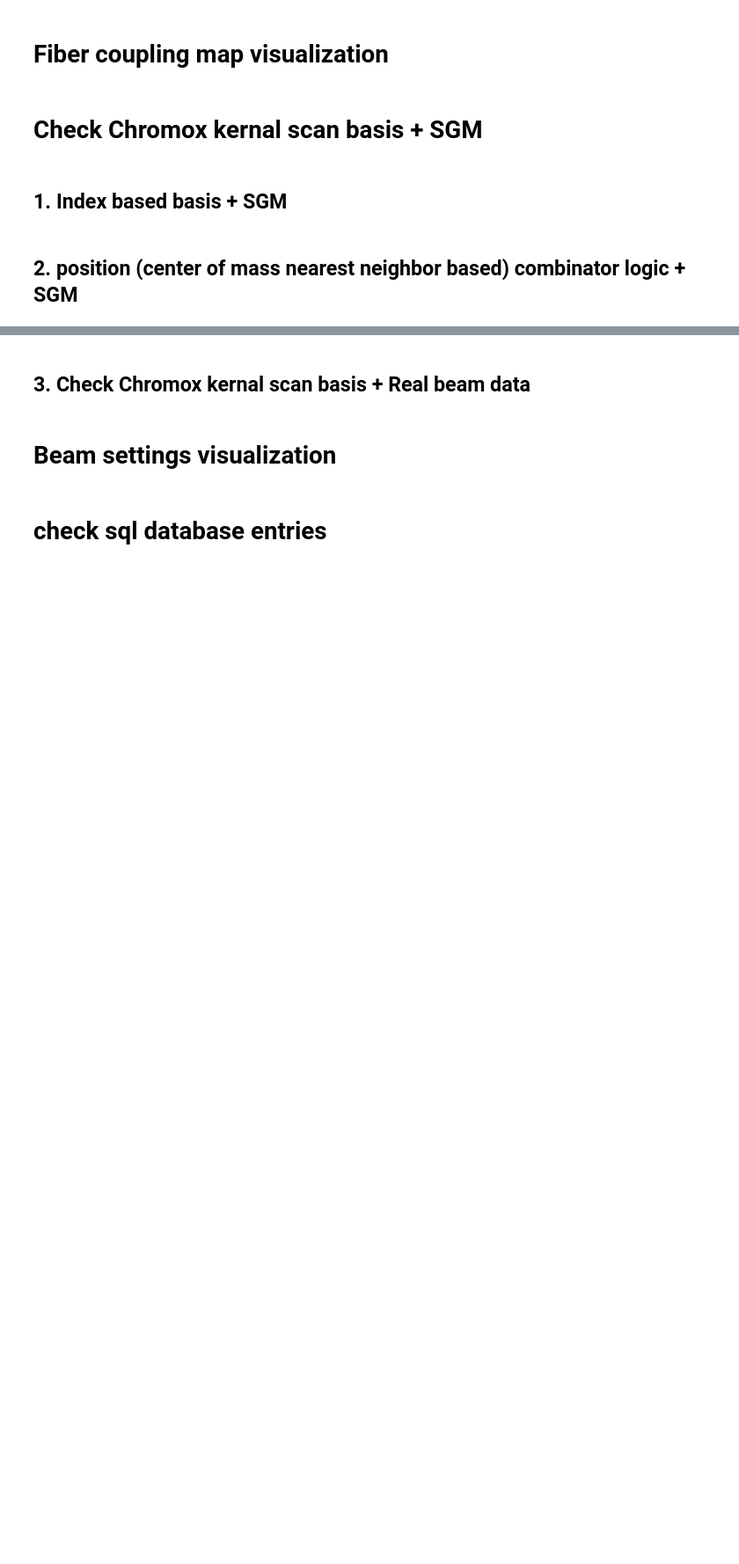
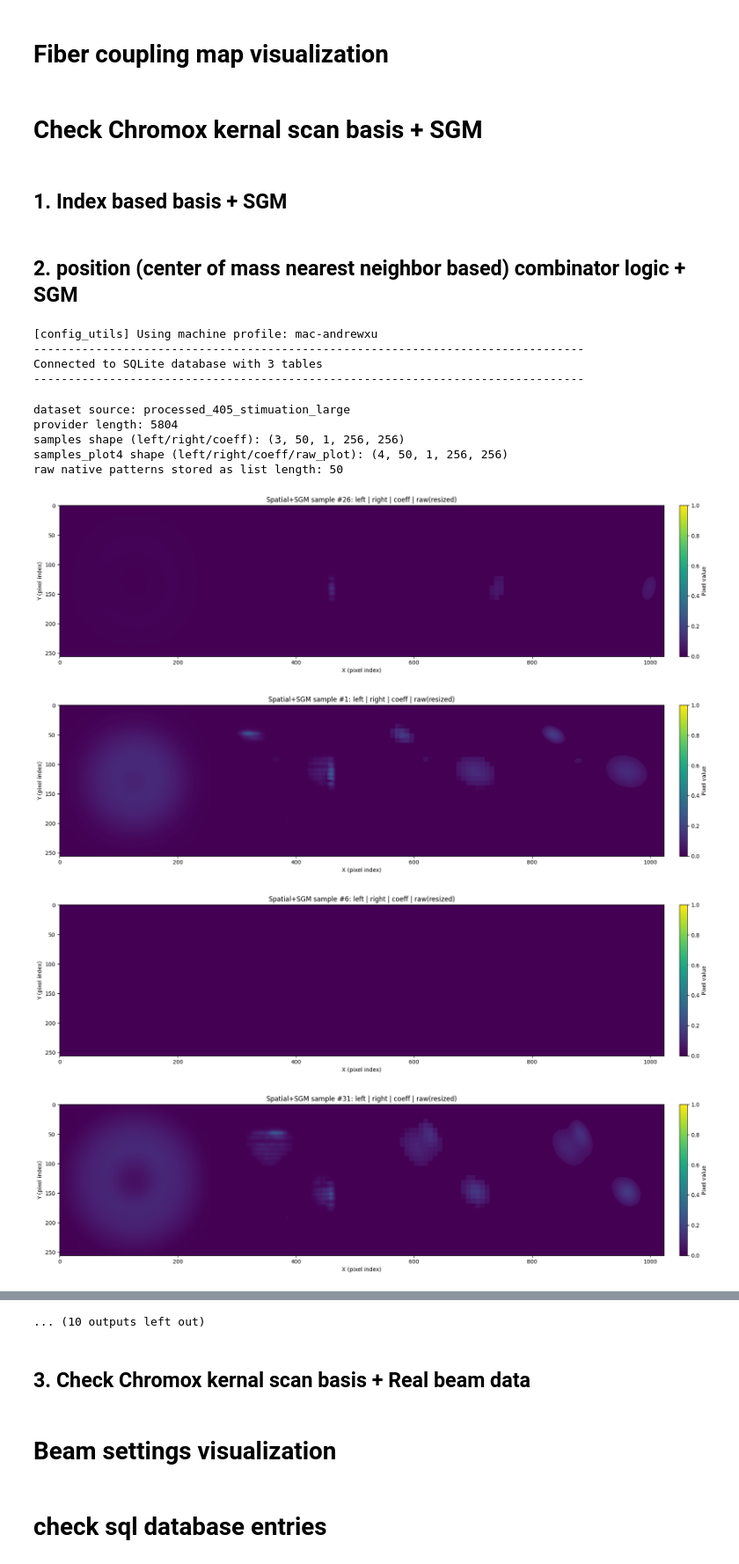
Before and after one commit to Andrew-XQY/fiber-image-reconstruction, a Jupyter notebook: notebooks/visualization.ipynb, the cells around one changed output, grey strips where cells are left out. Shown at 88% size. Cells and saved outputs as stored; diff of their text form; code cells hidden in the pictures; blank space fills up the shorter version.

```diff
--- a/notebooks/visualization.ipynb
+++ b/notebooks/visualization.ipynb
@@ -1817,15 +1906,15 @@ from xflow.extensions.physics.pipeline import (
 from xflow.extensions.physics import pattern_gen
 from config_utils import load_config
 
-experiment_name = "CLEAR_visualization"
+experiment_name = "CLEAR26"
 config = load_config(
     f"{experiment_name}.yaml",
     machine=machine,
 )
 
-# REPLACE THESE
-DATASET_PATH_KEY = "processed_chromox_cropped"  # e.g. processed_dmd
-ORTH_SQL_KEY = "processed_chromox_cropped_line_scan"  # e.g. train or lab_dmd_orth
+TRAIN_DATASET_KEY = config["data"]["dataset_sources"][0]
+TRAIN_SQL_KEY = config["data"]["train_sql_key"]
+PROVIDER_OUTPUT_COLUMN = config["data"].get("provider_output_column", "image_pair")
 SYNTH_TAKE_N = 50
 
 # Jitter controls:
@@ -1835,10 +1924,10 @@ JITTER_ALPHA = 1.0
 if not 0.0 <= JITTER_ALPHA <= 1.0:
     raise ValueError(f"JITTER_ALPHA must be in [0, 1], got {JITTER_ALPHA}")
 
-root_dir = Path(config["paths"][DATASET_PATH_KEY])
+root_dir = Path(config["paths"][TRAIN_DATASET_KEY])
 db_rel = config["dataset_structure"]["db"].lstrip("/\\")
 db_path = str(root_dir / db_rel)
-orth_sql = config["sql"][ORTH_SQL_KEY]
+orth_sql = config["sql"][TRAIN_SQL_KEY]
 
 
 class PatternTap:
@@ -1849,6 +1938,21 @@ class PatternTap:
     def __call__(self, sample):
         self.last = np.asarray(sample).copy()
         return sample
+
+
+def with_parent_dir(transforms_config, parent_dir):
+    transforms_config = deepcopy(transforms_config)
+
+    def apply(items):
+        for t in items:
+            if t.get("name") == "add_parent_dir":
+                t.setdefault("params", {})["parent_dir"] = str(parent_dir)
+            child_transforms = t.get("params", {}).get("transforms")
+            if child_transforms:
+                apply(child_transforms)
+
+    apply(transforms_config)
+    return transforms_config
 
 
 def build_sgm_stream(cfg, tap_before_postprocess=None):
@@ -1913,21 +2017,20 @@ def to_single_channel_01(arr, fallback_hw):
     else:
         return np.zeros((1, fallback_hw[0], fallback_hw[1]), dtype=np.float32)
 
-    if x.max() > 1.0:
-        x = x / 255.0
+    vmax = float(np.max(x)) if x.size else 0.0
+    if vmax > 1.0:
+        x = x / (4095.0 if vmax > 255.0 else 255.0)
     return np.clip(x, 0.0, 1.0).astype(np.float32)
 
 
 orth_provider = SqlProvider(
     sources={"connection": db_path, "sql": orth_sql},
-    output_config={"list": "image_path"},
+    output_config={"list": PROVIDER_OUTPUT_COLUMN},
 )
 
-transform_cfg = [
-    {"name": "add_parent_dir", "params": {"parent_dir": str(root_dir)}},
-    *deepcopy(config["data"]["transforms"]["torch"]),
-]
-full_transforms = build_transforms_from_config(transform_cfg)
+full_transforms = build_transforms_from_config(
+    with_parent_dir(config["data"]["transforms"]["torch"], root_dir)
+)
 
 tap_raw_pattern = PatternTap()
 
@@ -1937,6 +2040,7 @@ combinator = SpatialNearestCombinator(
     eps=1e-8,
     jitter_mode=JITTER_MODE,
     jitter_alpha=JITTER_ALPHA,
+    clip_output=tuple(config["combinator"].get("clip_output", (0.0, 1.0))),
     transforms=build_transforms_from_config(
         config["combinator"]["transforms"]["torch"]
     ),
@@ -2005,6 +2109,8 @@ samples_plot4 = np.concatenate(
     [samples_pair, samples_pattern_coeff, samples_pattern_raw_plot], axis=0
 )  # (4, N, 1, H, W)
 
+print("dataset source:", TRAIN_DATASET_KEY)
+print("provider length:", len(orth_provider))
 print("samples shape (left/right/coeff):", samples.shape)
 print("samples_plot4 shape (left/right/coeff/raw_plot):", samples_plot4.shape)
 print("raw native patterns stored as list length:", len(pattern_raw_native_list))
@@ -2030,30 +2136,44 @@ for i in idxs:
         vmin=0,
         vmax=1,
     )
 
 # -------------------------------------------------
 # Save flow (decoupled): individual clean sub-images
 # -------------------------------------------------
 def _save_clean(arr2d, path, cmap="viridis"):
     from mpl_toolkits.axes_grid1 import make_axes_locatable
     fig, ax = plt.subplots(figsize=(4, 4))
     im = ax.imshow(arr2d, cmap=cmap, vmin=0, vmax=1)
     ax.set_xticks([])
     ax.set_yticks([])
     divider = make_axes_locatable(ax)
     cax = divider.append_axes("right", size="5%", pad=0.05)
     fig.colorbar(im, cax=cax)
     fig.savefig(path.with_suffix(".pdf"), bbox_inches="tight", transparent=True)
     plt.close(fig)
 
 save_dir = Path(dirs["temp_save_to"])
 save_dir.mkdir(parents=True, exist_ok=True)
 
 for i in idxs:
     a = samples_plot4[0, i, 0]
     b = samples_plot4[1, i, 0]
     c = samples_plot4[2, i, 0]
     d = samples_plot4[3, i, 0]
     ts = datetime.now().strftime("%Y%m%d_%H%M%S_%f")
     for j, img in enumerate([a, b, c, d]):
         _save_clean(img, save_dir / f"{ts}_{j}.png")
+# %% [output]
+[config_utils] Using machine profile: mac-andrewxu
+--------------------------------------------------------------------------------
+Connected to SQLite database with 3 tables
+--------------------------------------------------------------------------------
+dataset source: processed_405_stimuation_large
+provider length: 5804
+samples shape (left/right/coeff): (3, 50, 1, 256, 256)
+samples_plot4 shape (left/right/coeff/raw_plot): (4, 50, 1, 256, 256)
+raw native patterns stored as list length: 50
+[figure, added]
+[figure, added]
+[figure, added]
+[figure, added]
@@ -2060,3 +2186,4 @@ for i in idxs:
+... (10 outputs left out)
 # %% [markdown]
 ## 3. Check Chromox kernal scan basis + Real beam data
 # %%
```
Also changed, not shown: parts of 2 cells of this notebook, 2 other files.
